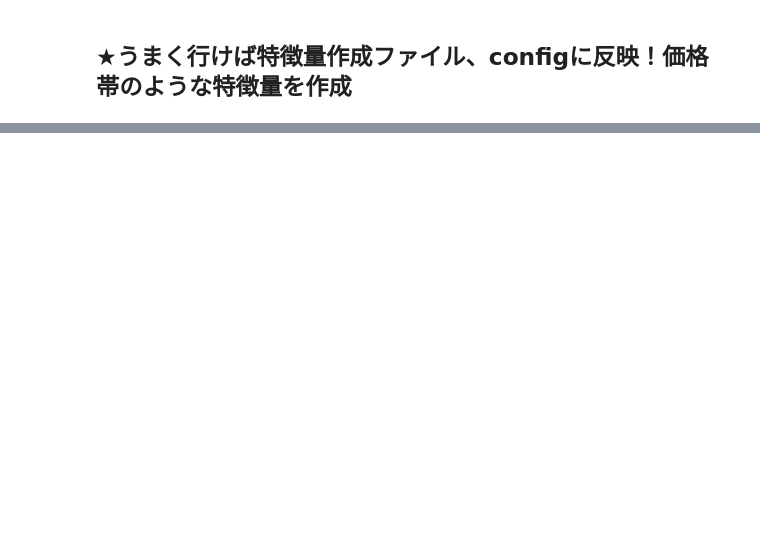
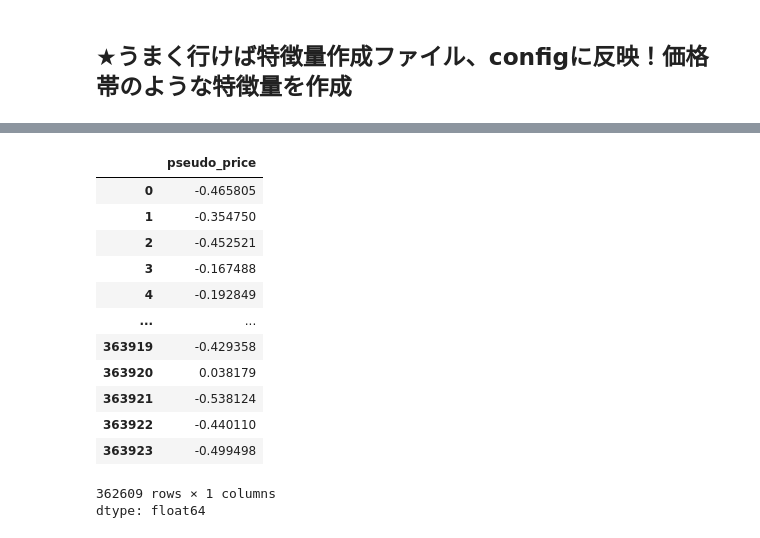
Before and after one commit to keiseki-eng/My_Python_project, a Jupyter notebook: 10.Notebook/【検証】不動産予測.ipynb, the cells around one changed output, grey strips where cells are left out. Saved outputs shown, nothing was run; the diff lists cells and outputs as text; code cells hidden in the pictures; blank space fills up the shorter version.

```diff
--- a/10.Notebook/【検証】不動産予測.ipynb
+++ b/10.Notebook/【検証】不動産予測.ipynb
@@ -166,0 +217,17 @@ plt.show()
+# %%
+df_train["pseudo_price"]
+# %% [output]
+|  | pseudo_price |
+| 0 | -0.465805 |
+| 1 | -0.354750 |
+| 2 | -0.452521 |
+| 3 | -0.167488 |
+| 4 | -0.192849 |
+| ... | ... |
+| 363919 | -0.429358 |
+| 363920 | 0.038179 |
+| 363921 | -0.538124 |
+| 363922 | -0.440110 |
+| 363923 | -0.499498 |
+362609 rows × 1 columns
+dtype: float64
```
Also changed, not shown: parts of 7 cells of this notebook.
